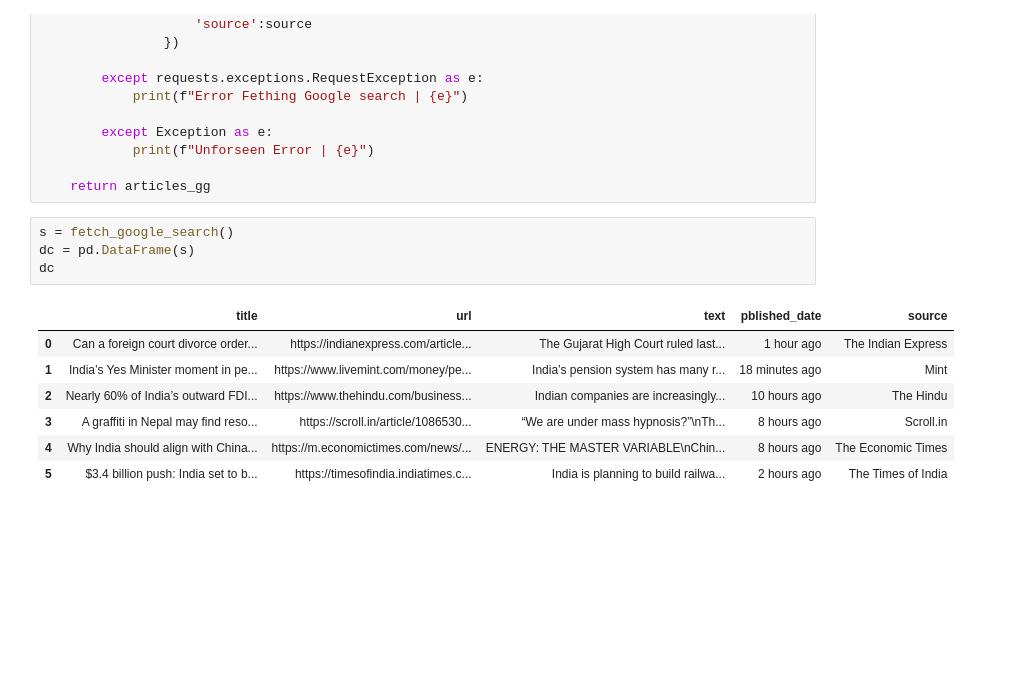
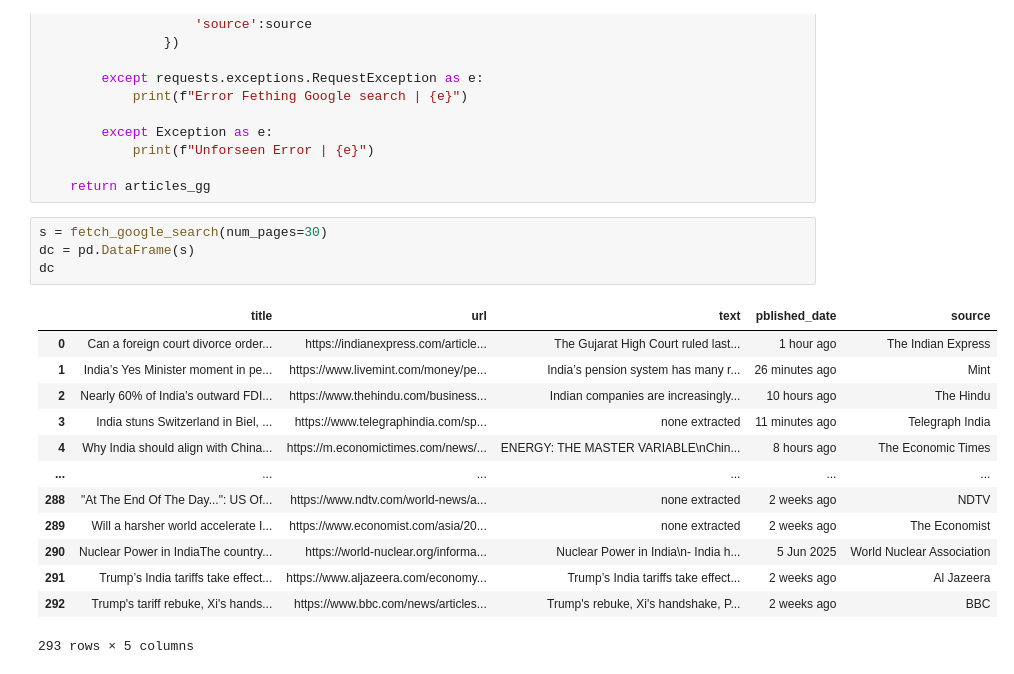
Before and after one commit to TANMaYtO/GEN-AI-H2S-notebooks-, a Jupyter notebook: x.ipynb, the cells around one changed output. Drawn from its saved outputs; the diff is of its cells as text; blank space fills up the shorter version.

Commit message:
added dc dataframe from google search

```diff
--- a/x.ipynb
+++ b/x.ipynb
@@ -872,14 +872,20 @@ def fetch_google_search(query:str = 'india',num_pages:int = 1):
 
     return articles_gg
 # %%
-s = fetch_google_search()
+s = fetch_google_search(num_pages=30)
 dc = pd.DataFrame(s)
 dc
 # %% [output]
 |  | title | url | text | pblished_date | source |
 | 0 | Can a foreign court divorce order... | https://indianexpress.com/article... | The Gujarat High Court ruled last... | 1 hour ago | The Indian Express |
-| 1 | India’s Yes Minister moment in pe... | https://www.livemint.com/money/pe... | India’s pension system has many r... | 18 minutes ago | Mint |
+| 1 | India’s Yes Minister moment in pe... | https://www.livemint.com/money/pe... | India’s pension system has many r... | 26 minutes ago | Mint |
 | 2 | Nearly 60% of India’s outward FDI... | https://www.thehindu.com/business... | Indian companies are increasingly... | 10 hours ago | The Hindu |
-| 3 | A graffiti in Nepal may find reso... | https://scroll.in/article/1086530... | “We are under mass hypnosis?”\nTh... | 8 hours ago | Scroll.in |
+| 3 | India stuns Switzerland in Biel, ... | https://www.telegraphindia.com/sp... | none extracted | 11 minutes ago | Telegraph India |
 | 4 | Why India should align with China... | https://m.economictimes.com/news/... | ENERGY: THE MASTER VARIABLE\nChin... | 8 hours ago | The Economic Times |
-| 5 | $3.4 billion push: India set to b... | https://timesofindia.indiatimes.c... | India is planning to build railwa... | 2 hours ago | The Times of India |
+| ... | ... | ... | ... | ... | ... |
+| 288 | "At The End Of The Day...": US Of... | https://www.ndtv.com/world-news/a... | none extracted | 2 weeks ago | NDTV |
+| 289 | Will a harsher world accelerate I... | https://www.economist.com/asia/20... | none extracted | 2 weeks ago | The Economist |
+| 290 | Nuclear Power in IndiaThe country... | https://world-nuclear.org/informa... | Nuclear Power in India\n- India h... | 5 Jun 2025 | World Nuclear Association |
+| 291 | Trump’s India tariffs take effect... | https://www.aljazeera.com/economy... | Trump’s India tariffs take effect... | 2 weeks ago | Al Jazeera |
+| 292 | Trump's tariff rebuke, Xi's hands... | https://www.bbc.com/news/articles... | Trump's rebuke, Xi's handshake, P... | 2 weeks ago | BBC |
+293 rows × 5 columns
```
